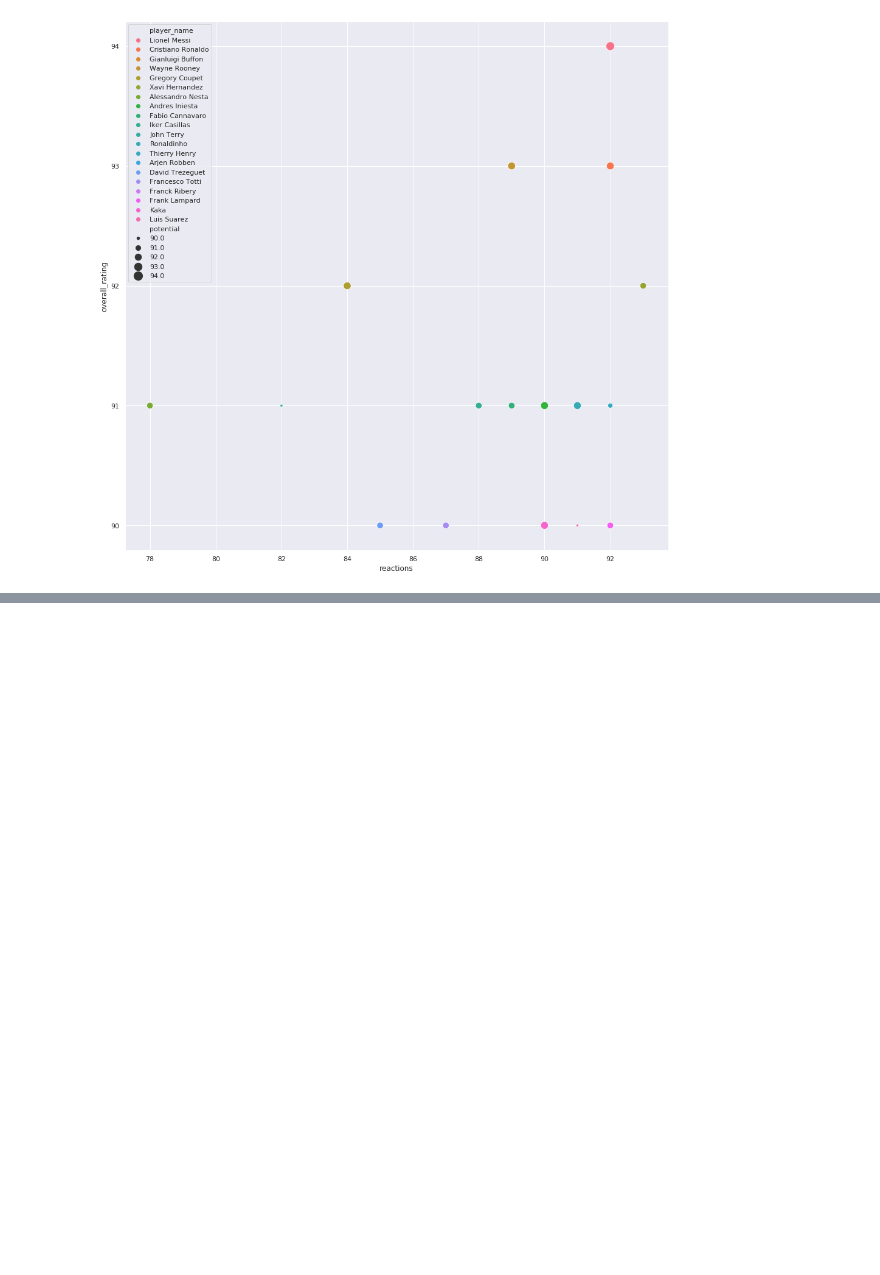
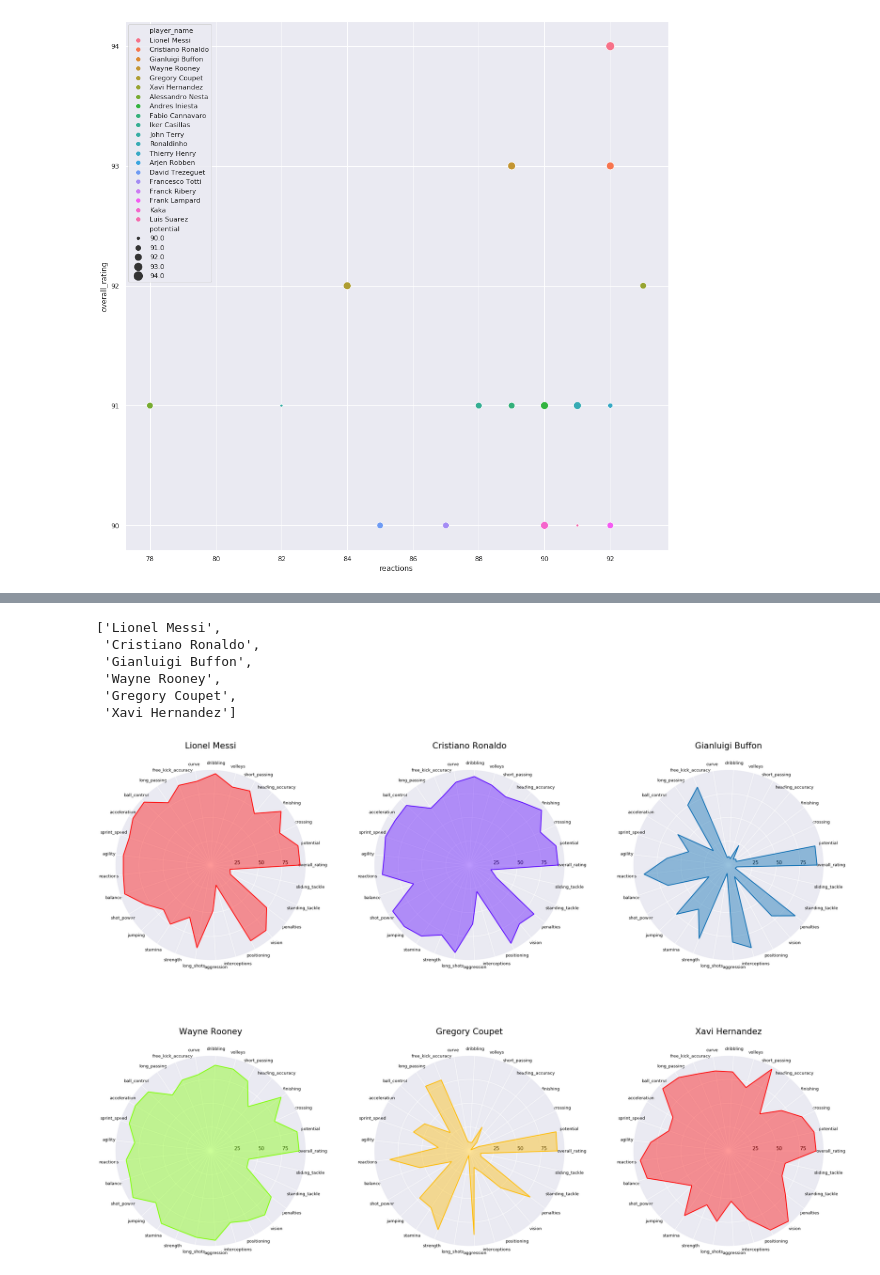
Before and after one commit to prime025/European-Football-Analysis, a Jupyter notebook: European Football Analysis.ipynb, the cells around one changed output, grey strips where cells are left out. Saved outputs shown, nothing was run; the diff lists cells and outputs as text; code cells hidden in the pictures; blank space fills up the shorter version.

```diff
--- a/European Football Analysis.ipynb
+++ b/European Football Analysis.ipynb
@@ -412,0 +489,54 @@ plt.yticks([i for i in range((int)(min_val), (int)(max_val+1))])
+# %%
+names = list(players_and_attr['player_name'])
+names
+# %% [output]
+['Lionel Messi',
+ 'Cristiano Ronaldo',
+ 'Gianluigi Buffon',
+ 'Wayne Rooney',
+ 'Gregory Coupet',
+ 'Xavi Hernandez']
+# %%
+def make_spider(row, title, color, player):
+    categories = columns
+
+    N = len(categories)
+
+    values= player.values.tolist()
+    values += values[:1]
+
+    maximum = 100
+
+    angles = [n / float(N) * 2 * pi for n in range(N)]
+    angles += angles[:1]
+
+    # Initialise the spider plot
+    ax = plt.subplot(2, 3,row, polar=True)
+    # Draw one axe per variable + add labels labels yet
+    plt.xticks(angles[:-1], categories, color='black', size=10)
+    # Draw ylabels
+    ax.set_rlabel_position(0)
+    sep = maximum/4
+    plt.yticks([sep, sep*2, sep*3], color='black', size=12)
+    plt.ylim(0,100)
+    # Plot data
+    ax.plot(angles, values, color=color, linewidth=2, linestyle='solid')
+
+    # Fill area
+    ax.fill(angles, values, color=color, alpha=0.4)
+    plt.title(title, size=20, color='black', y=1.1)
+# %%
+my_dpi=96
+plt.figure(figsize=(3000/my_dpi, 2000/my_dpi), dpi=my_dpi)
+
+my_palette = plt.cm.get_cmap("prism", 14)
+plt.subplots_adjust(left=None, bottom=None, right=None, top=None, wspace=0.2, hspace=0.5)
+
+for i in range(len(names)):
+    test_df = players_and_attr.iloc[i][columns]
+    title=names[i]
+
+    color=my_palette(i)
+    make_spider(i+1, title, color, test_df)
+# %% [output]
+[figure, added]
```
Also changed, not shown: parts of 14 cells of this notebook.
